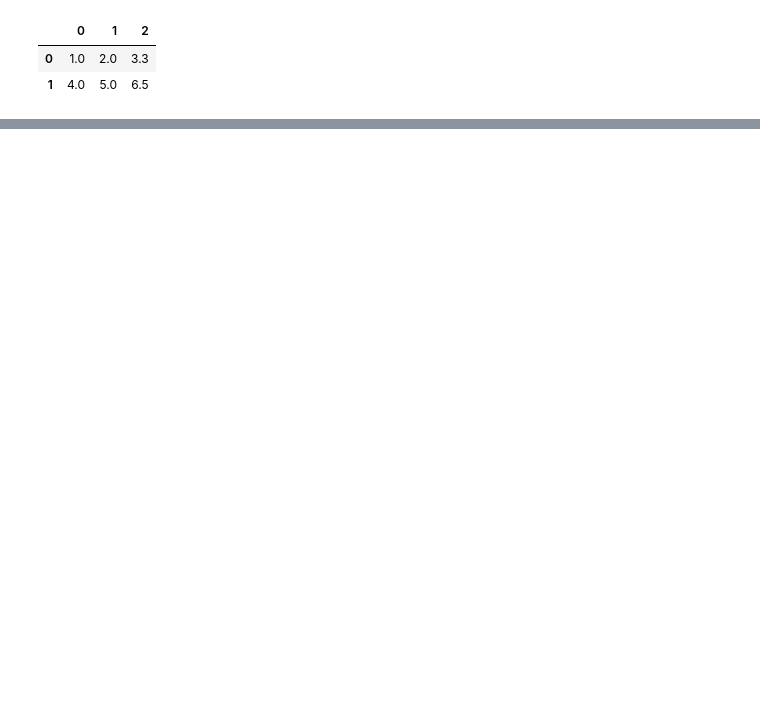
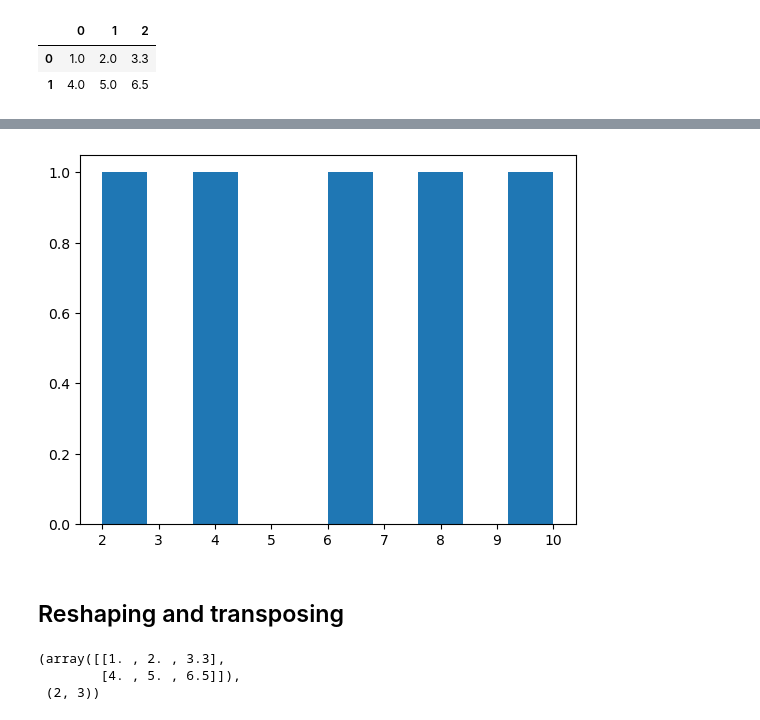
Before and after one commit to cancinoray/data-science, a Jupyter notebook: numpy/exploring-numpy.ipynb, the cells around one changed output, grey strips where cells are left out. Saved outputs shown, nothing was run; the diff lists cells and outputs as text; code cells hidden in the pictures; blank space fills up the shorter version.

```diff
--- a/numpy/exploring-numpy.ipynb
+++ b/numpy/exploring-numpy.ipynb
@@ -87,0 +259,13 @@ df2
+# %%
+plt.hist(low_var_array)
+plt.show()
+# %% [output]
+[figure, added]
+# %% [markdown]
+## Reshaping and transposing
+# %%
+a2, a2.shape
+# %% [output]
+(array([[1. , 2. , 3.3],
+        [4. , 5. , 6.5]]),
+ (2, 3))
```
Also changed, not shown: parts of 84 cells of this notebook, 2 other files.
